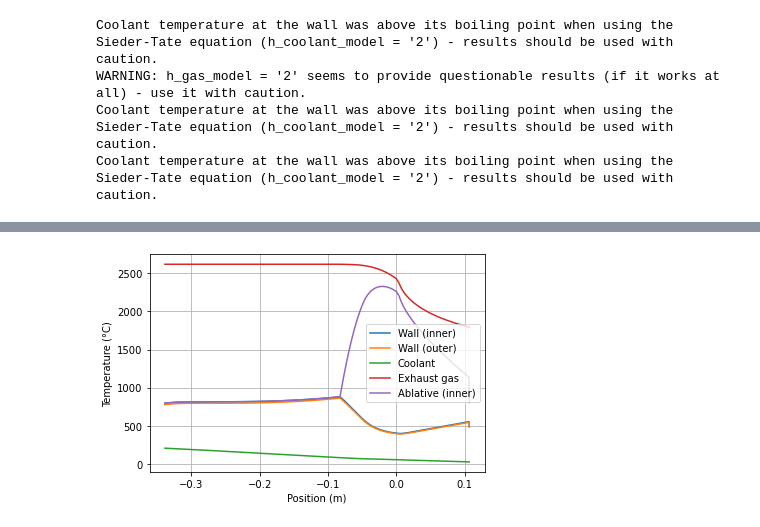
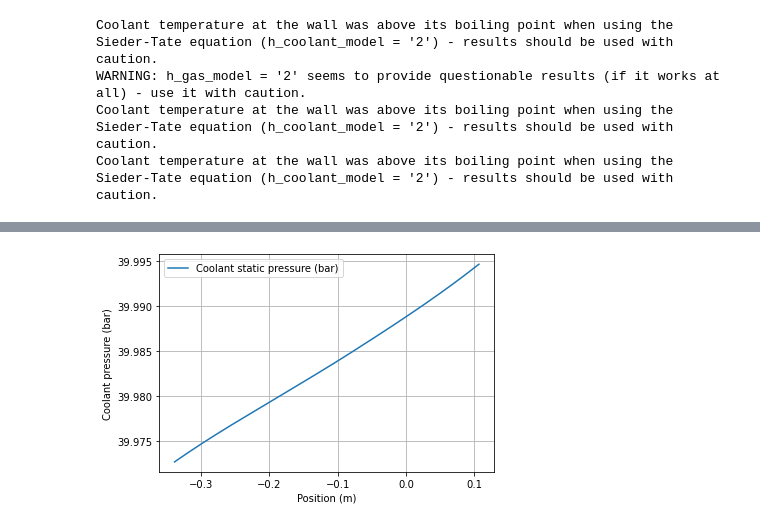
Before and after one commit to dug20/Bamboo-Investigations, a Jupyter notebook: White Giant.ipynb, the cells around one changed output, grey strips where cells are left out. Cells and saved outputs as stored; diff of their text form; code cells hidden in the pictures.

Commit message:
Added pressure drops

```diff
--- a/White Giant.ipynb
+++ b/White Giant.ipynb
@@ -172,6 +172,6 @@ plt.show()
 [figure]
 [figure]
-# %%
-bam.plot.plot_temperatures(data3, show_gas=True) #Found a bug - "show_ablative = True" doesn't actually show ablative temp.
-# %% [output]
-[figure, removed]
+# %%
+bam.plot.plot_jacket_pressure(data3)
+# %% [output]
+[figure, added]
```
Also changed, not shown: parts of 1 cell of this notebook.
